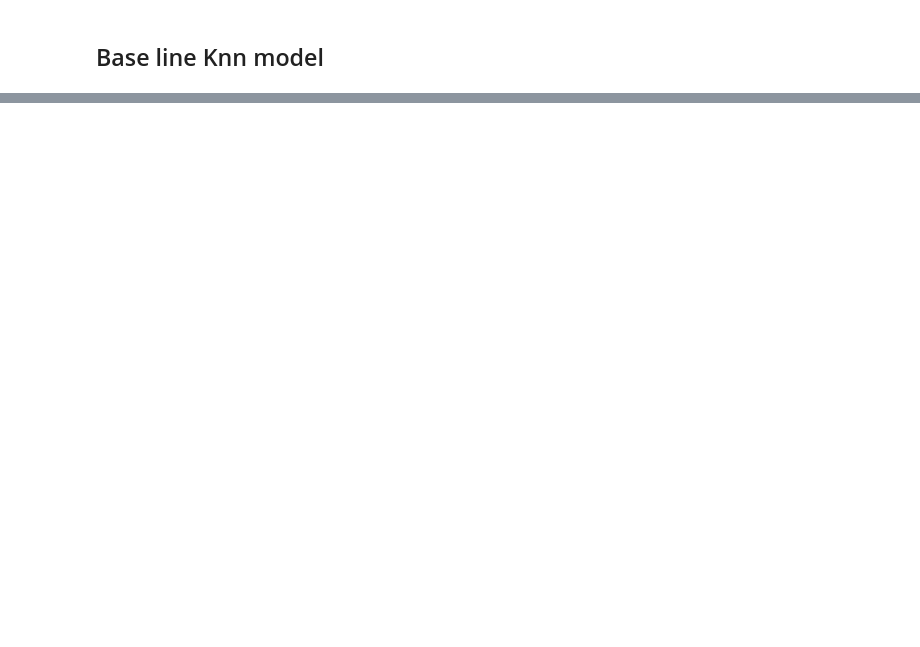
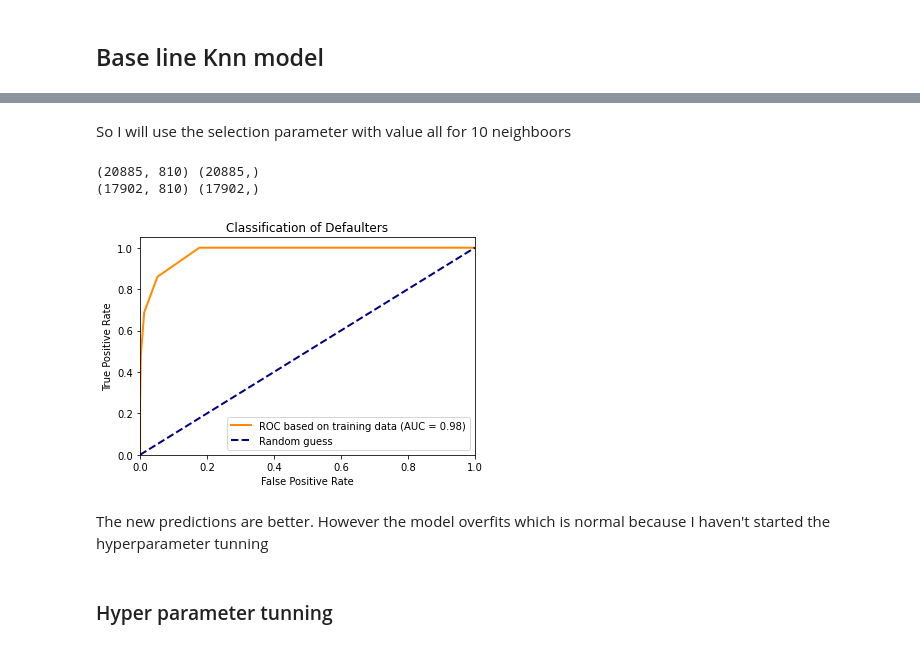
Before and after one commit to andresvBSE/BSE-CML2-P12, a Jupyter notebook: Predictions with KNN and SVM.ipynb, the cells around one changed output, grey strips where cells are left out. Cells and saved outputs as stored; diff of their text form; code cells hidden in the pictures; blank space fills up the shorter version.

```diff
--- a/Predictions with KNN and SVM.ipynb
+++ b/Predictions with KNN and SVM.ipynb
@@ -100,0 +271,19 @@ test_predictions_submit.to_csv("data/outputs/knn_bl.csv", index = False)
+# %% [markdown]
+So I will use the selection parameter with value all for 10 neighboors
+# %%
+model_knn_bl_r = KNeighborsClassifier()
+resampling_m1 = NeighbourhoodCleaningRule(n_neighbors = 10, kind_sel = "all")
+
+print(X_train.shape, y.shape)
+X_resampled, y_resampled = resampling_m1.fit_resample(X_train, y)
+print(X_resampled.shape, y_resampled.shape)
+# %% [output]
+(20885, 810) (20885,)
+(17902, 810) (17902,)
+# %%
+model_knn_bl_r.fit(X_resampled, y_resampled)
+y_train_hat_knn_bl_r = model_knn_bl_r.predict_proba(X_resampled)
+
+roc_curve_plot(y_resampled, y_train_hat_knn_bl_r[:,1])
+# %% [output]
+[figure, added]
@@ -100,0 +295,4 @@ test_predictions_submit.to_csv("data/outputs/knn_bl.csv", index = False)
+# %% [markdown]
+The new predictions are better. However the model overfits which is normal because I haven't started the hyperparameter tunning
+# %% [markdown]
+### Hyper parameter tunning
```
Also changed, not shown: parts of 48 cells of this notebook, 3 other files.
